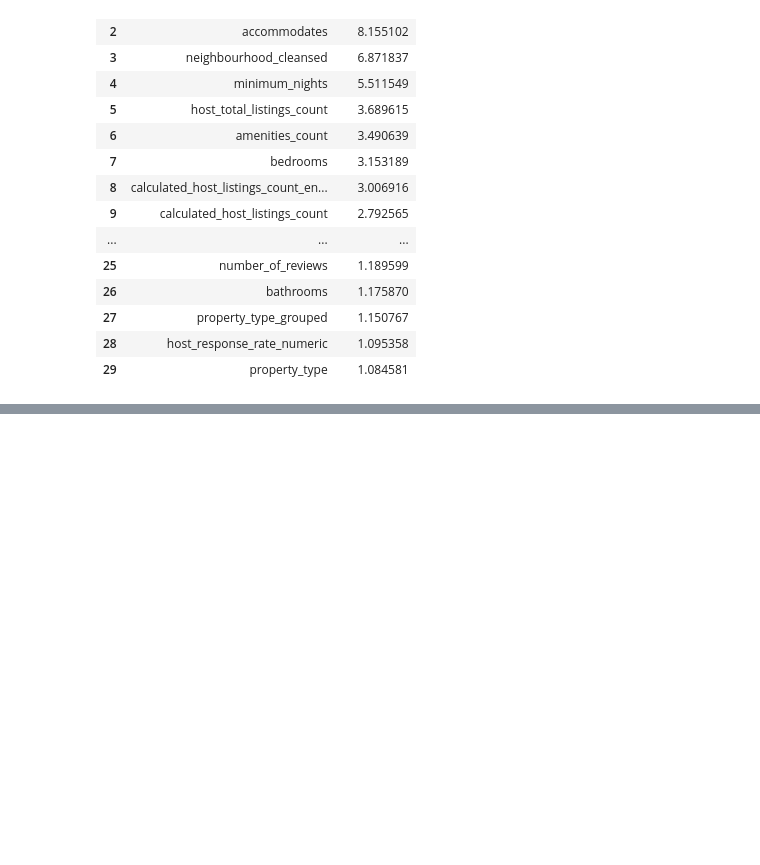
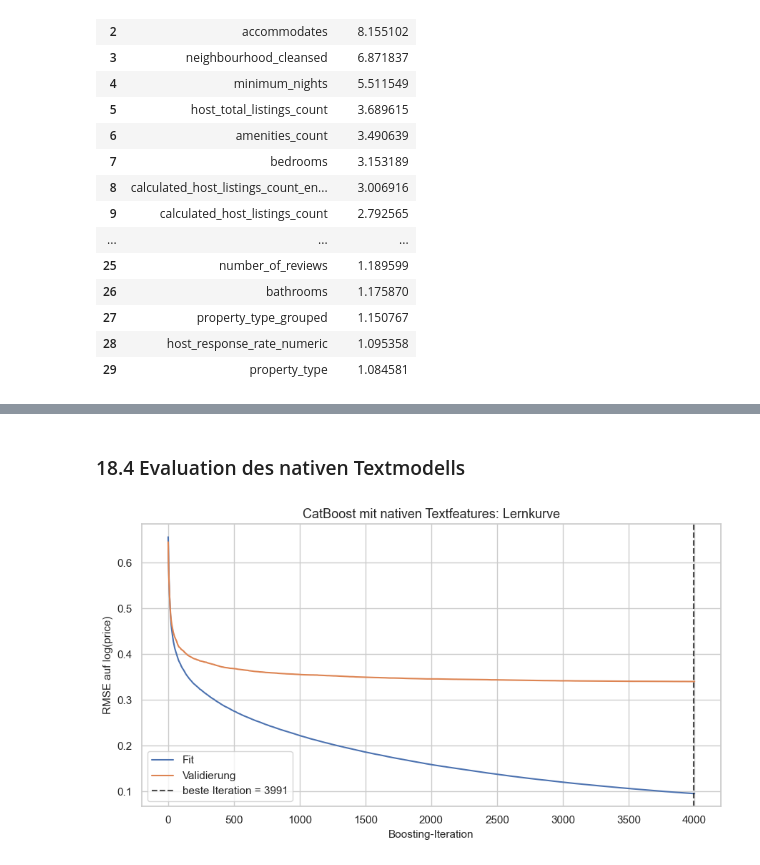
Before and after one commit to DrOetker007/Machine-Learning, a Jupyter notebook: Final_Project/price_univariate_exploration.ipynb, the cells around one changed output, grey strips where cells are left out. Cells and saved outputs as stored; diff of their text form; code cells hidden in the pictures; blank space fills up the shorter version.

```diff
--- a/Final_Project/price_univariate_exploration.ipynb
+++ b/Final_Project/price_univariate_exploration.ipynb
@@ -3840,0 +3864,29 @@ Das GPU-Modell ist bewusst auf Geschwindigkeit abgestimmt und daher nicht parame
+# %%
+catboost_native_text_fit_pool = Pool(
+    data=X_catboost_text_train.iloc[boost_fit_idx],
+    label=y_train.iloc[boost_fit_idx],
+    cat_features=catboost_categorical_cols,
+    text_features=catboost_text_cols,
+    feature_names=list(X_catboost_text_train.columns),
+)
+catboost_native_text_validation_pool = Pool(
+    data=X_catboost_text_train.iloc[boost_valid_idx],
+    label=y_train.iloc[boost_valid_idx],
+    cat_features=catboost_categorical_cols,
+    text_features=catboost_text_cols,
+    feature_names=list(X_catboost_text_train.columns),
+)
+catboost_native_text_test_pool = Pool(
+    data=X_catboost_text_test,
+    label=y_test,
+    cat_features=catboost_categorical_cols,
+    text_features=catboost_text_cols,
+    feature_names=list(X_catboost_text_test.columns),
+)
+
+catboost_native_text_model, catboost_native_text_training_seconds = fit_text_gpu_catboost(
+    "CatBoost ? native Textfeatures",
+    catboost_native_text_fit_pool,
+    catboost_native_text_validation_pool,
+    feature_calcers=["BoW:top_tokens_count=4000"],
+)
@@ -3840,0 +3911,17 @@ Das GPU-Modell ist bewusst auf Geschwindigkeit abgestimmt und daher nicht parame
+# %% [markdown]
+### 18.4 Evaluation des nativen Textmodells
+# %%
+plot_catboost_learning_curve(
+    catboost_native_text_model,
+    "CatBoost mit nativen Textfeatures: Lernkurve",
+)
+
+pred_catboost_native_text = catboost_native_text_model.predict(
+    catboost_native_text_test_pool
+)
+catboost_native_text_metrics = evaluate_log_price_model(
+    "CatBoost ? native Textfeatures", y_test, pred_catboost_native_text
+)
+pd.DataFrame([catboost_native_text_metrics]).set_index("Modell")
+# %% [output]
+[figure, added]
```
Also changed, not shown: parts of 44 cells of this notebook.
